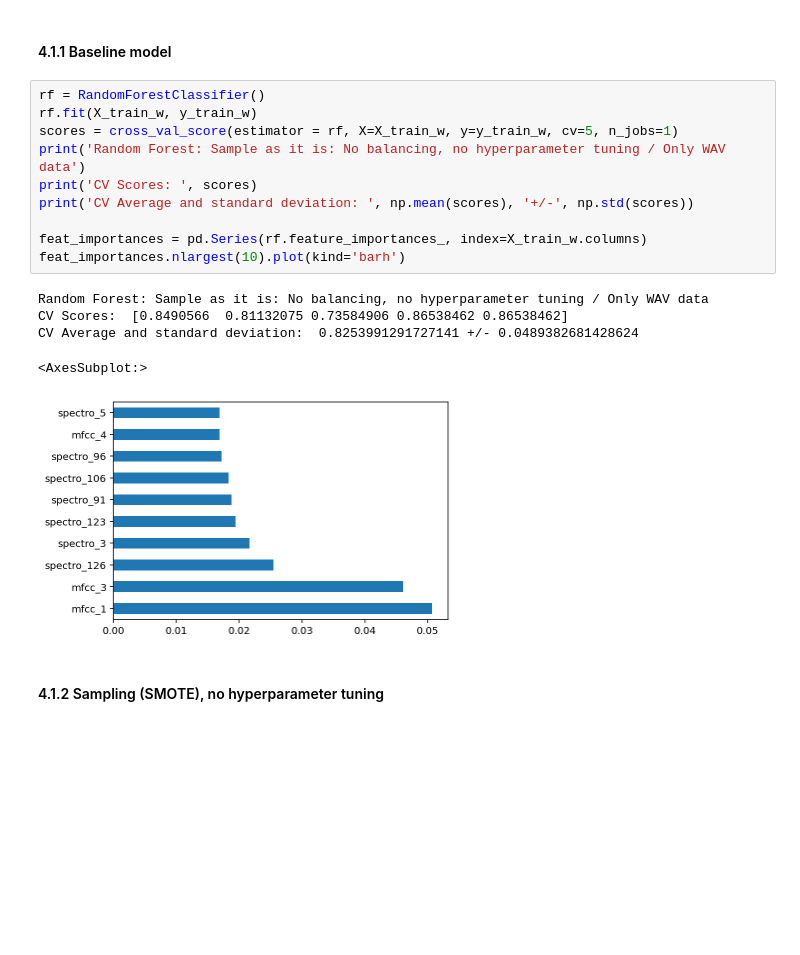
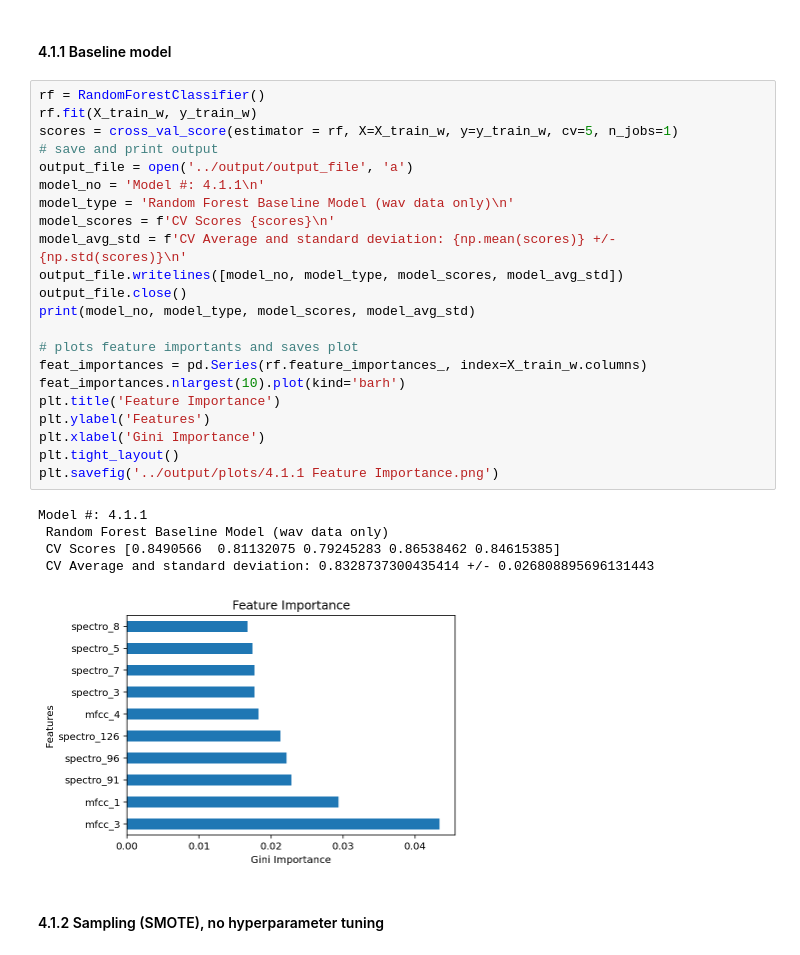
Before and after one commit to dfristau/ristau_berton_huang_meneses_w207_final_project, a Jupyter notebook: scripts/Model Consolidation.ipynb, the cells around one changed output. Cells and saved outputs as stored; diff of their text form; blank space fills up the shorter version.

Commit message:
Added all printing to output

```diff
--- a/scripts/Model Consolidation.ipynb
+++ b/scripts/Model Consolidation.ipynb
@@ -381,19 +460,31 @@ CV Average and standard deviation:  0.8484034833091437 +/- 0.055213662402209
 # %%
 rf = RandomForestClassifier()
 rf.fit(X_train_w, y_train_w)
 scores = cross_val_score(estimator = rf, X=X_train_w, y=y_train_w, cv=5, n_jobs=1)
-print('Random Forest: Sample as it is: No balancing, no hyperparameter tuning / Only WAV data')
-print('CV Scores: ', scores)
-print('CV Average and standard deviation: ', np.mean(scores), '+/-', np.std(scores))
+# save and print output
+output_file = open('../output/output_file', 'a')
+model_no = 'Model #: 4.1.1\n'
+model_type = 'Random Forest Baseline Model (wav data only)\n'
+model_scores = f'CV Scores {scores}\n'
+model_avg_std = f'CV Average and standard deviation: {np.mean(scores)} +/- {np.std(scores)}\n'
+output_file.writelines([model_no, model_type, model_scores, model_avg_std])
+output_file.close()
+print(model_no, model_type, model_scores, model_avg_std)
 
+# plots feature importants and saves plot
 feat_importances = pd.Series(rf.feature_importances_, index=X_train_w.columns)
 feat_importances.nlargest(10).plot(kind='barh')
+plt.title('Feature Importance')
+plt.ylabel('Features')
+plt.xlabel('Gini Importance')
+plt.tight_layout()
+plt.savefig('../output/plots/4.1.1 Feature Importance.png')
 # %% [output]
-Random Forest: Sample as it is: No balancing, no hyperparameter tuning / Only WAV data
-CV Scores:  [0.8490566  0.81132075 0.73584906 0.86538462 0.86538462]
-CV Average and standard deviation:  0.8253991291727141 +/- 0.0489382681428624
+Model #: 4.1.1
+ Random Forest Baseline Model (wav data only)
+ CV Scores [0.8490566  0.81132075 0.79245283 0.86538462 0.84615385]
+ CV Average and standard deviation: 0.8328737300435414 +/- 0.026808895696131443
-<AxesSubplot:>
-[figure, old version]
+[figure, new version]
 # %% [markdown]
 #### 4.1.2 Sampling (SMOTE), no hyperparameter tuning
 # %%
```
Also changed, not shown: parts of 37 cells of this notebook.
